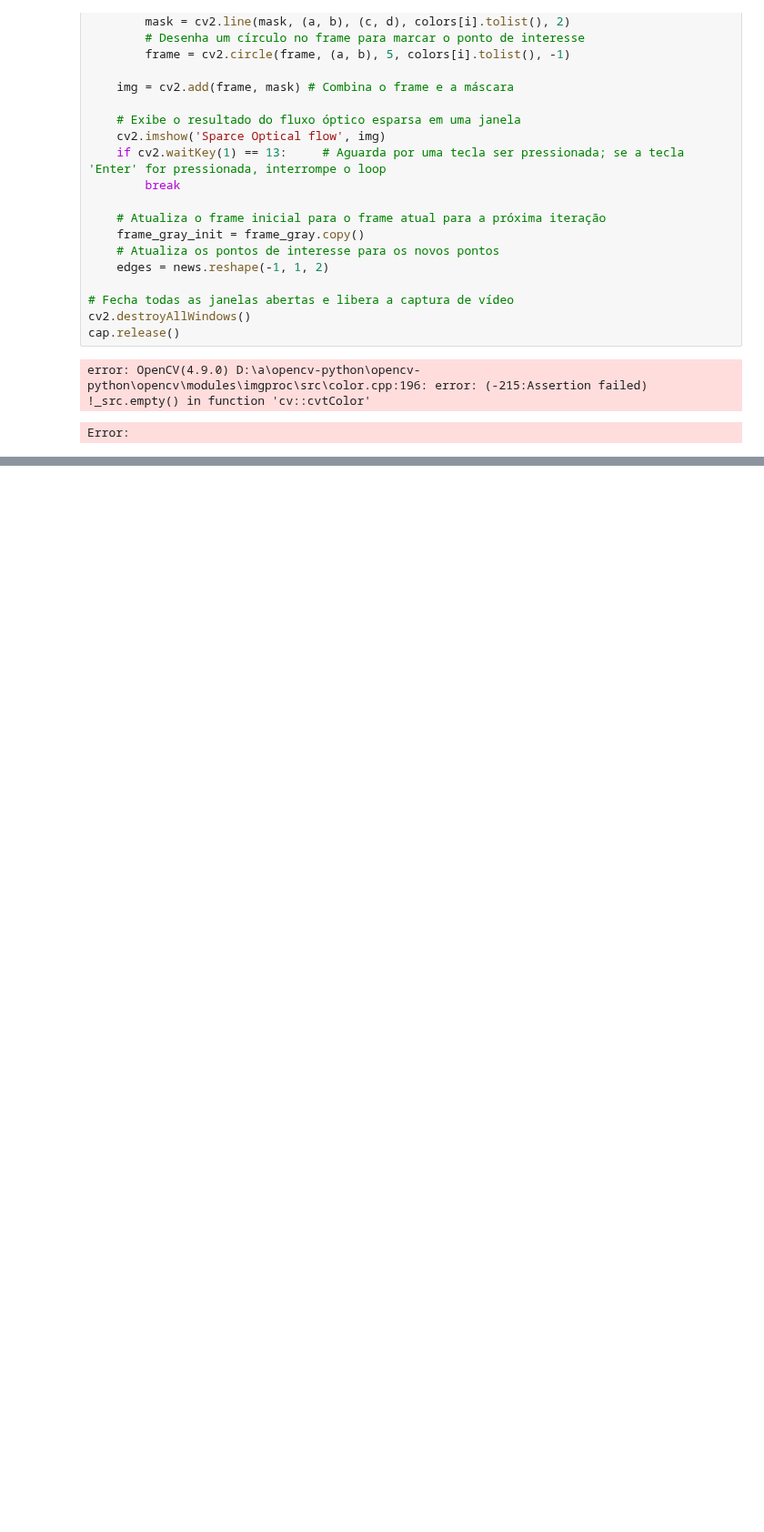
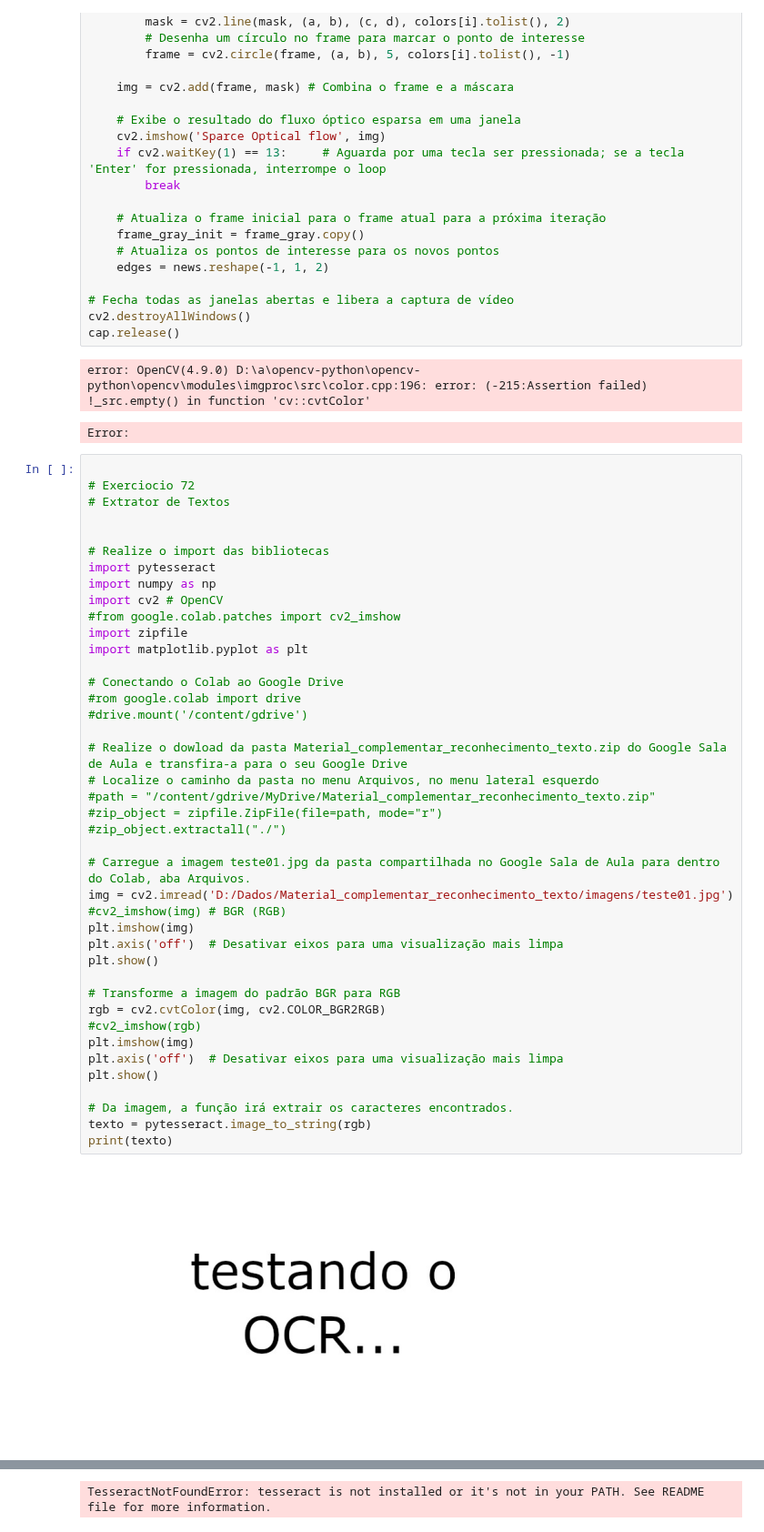
Before and after one commit to eltongaspar/python, a Jupyter notebook: #valid.ipynb, the cells around one changed output, grey strips where cells are left out. Shown at 91% size. Cells and saved outputs as stored; diff of their text form; blank space fills up the shorter version.

```diff
--- a/#valid.ipynb
+++ b/#valid.ipynb
@@ -346,3 +346,46 @@ cap.release()
 # %% [output]
 error: OpenCV(4.9.0) D:\a\opencv-python\opencv-python\opencv\modules\imgproc\src\color.cpp:196: error: (-215:Assertion failed) !_src.empty() in function 'cv::cvtColor'
 Error:
+# %%
+
+# Exerciocio 72
+# Extrator de Textos
+
+
+# Realize o import das bibliotecas
+import pytesseract
+import numpy as np
+import cv2 # OpenCV
+#from google.colab.patches import cv2_imshow
+import zipfile
+import matplotlib.pyplot as plt
+
+# Conectando o Colab ao Google Drive
+#rom google.colab import drive
+#drive.mount('/content/gdrive')
+
+# Realize o dowload da pasta Material_complementar_reconhecimento_texto.zip do Google Sala de Aula e transfira-a para o seu Google Drive
+# Localize o caminho da pasta no menu Arquivos, no menu lateral esquerdo
+#path = "/content/gdrive/MyDrive/Material_complementar_reconhecimento_texto.zip"
+#zip_object = zipfile.ZipFile(file=path, mode="r")
+#zip_object.extractall("./")
+
+# Carregue a imagem teste01.jpg da pasta compartilhada no Google Sala de Aula para dentro do Colab, aba Arquivos.
+img = cv2.imread('D:/Dados/Material_complementar_reconhecimento_texto/imagens/teste01.jpg')
+#cv2_imshow(img) # BGR (RGB)
+plt.imshow(img)
+plt.axis('off')  # Desativar eixos para uma visualização mais limpa
+plt.show()
+
+# Transforme a imagem do padrão BGR para RGB
+rgb = cv2.cvtColor(img, cv2.COLOR_BGR2RGB)
+#cv2_imshow(rgb)
+plt.imshow(img)
+plt.axis('off')  # Desativar eixos para uma visualização mais limpa
+plt.show()
+
+# Da imagem, a função irá extrair os caracteres encontrados.
+texto = pytesseract.image_to_string(rgb)
+print(texto)
+# %% [output]
+[figure, added]
@@ -348,0 +393 @@ Error:
+TesseractNotFoundError: tesseract is not installed or it's not in your PATH. See README file for more information.
```
Also changed, not shown: parts of 1 cell of this notebook, 3 other files.
